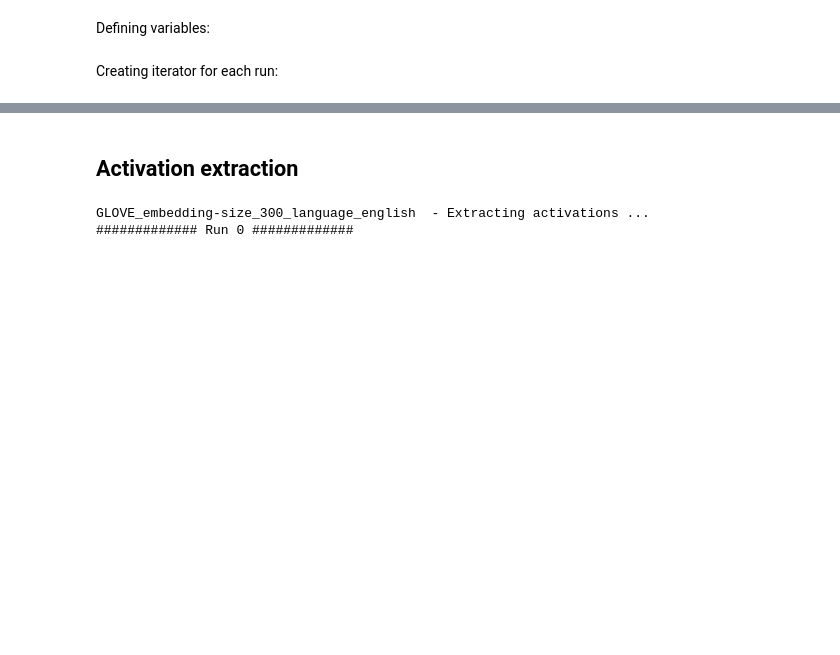
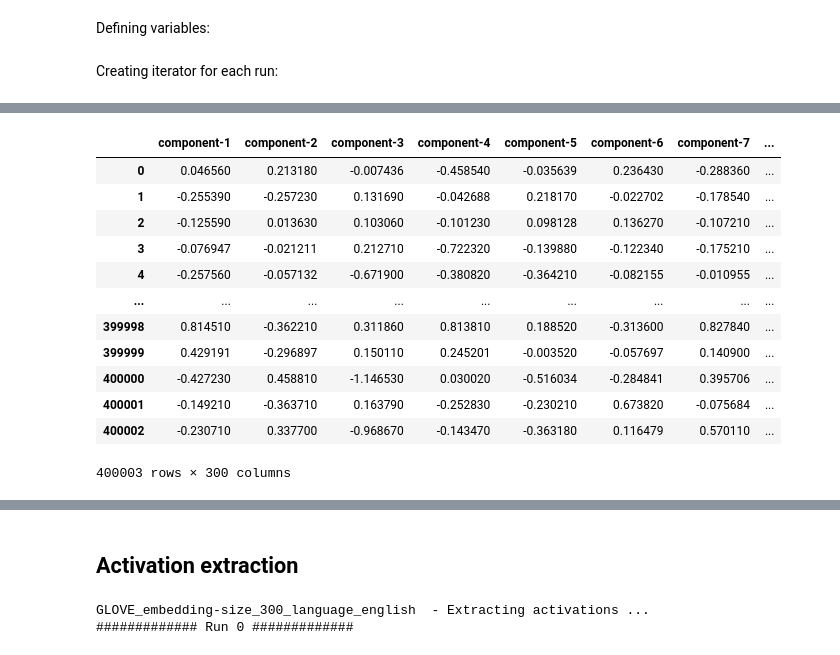
Before and after one commit to AlexandrePsq/NLP_models, a Jupyter notebook: GLOVE/generate_activations.ipynb, the cells around one changed output, grey strips where cells are left out. Drawn from its saved outputs; the diff is of its cells as text; code cells hidden in the pictures; blank space fills up the shorter version.

```diff
--- a/GLOVE/generate_activations.ipynb
+++ b/GLOVE/generate_activations.ipynb
@@ -26,6 +92,6 @@ Defining variables:
 template = '/neurospin/unicog/protocols/IRMf/LePetitPrince_Pallier_2018/LePetitPrince/data/text/english/text_english_run*.txt' # path to text input
 language = 'english'
 # %%
-name_template = 'glove.6B.300d.txt'
+name_template = 'vectors.txt' # 'glove.6B.300d.txt'
 # %%
 kwargs = {'embedding_size': 300}
@@ -47,0 +144,16 @@ vocab = glove.model
+# %%
+data_wiki_giga
+# %% [output]
+|  | component-1 | component-2 | component-3 | component-4 | component-5 | component-6 | component-7 | ... |
+| 0 | 0.046560 | 0.213180 | -0.007436 | -0.458540 | -0.035639 | 0.236430 | -0.288360 | ... |
+| 1 | -0.255390 | -0.257230 | 0.131690 | -0.042688 | 0.218170 | -0.022702 | -0.178540 | ... |
+| 2 | -0.125590 | 0.013630 | 0.103060 | -0.101230 | 0.098128 | 0.136270 | -0.107210 | ... |
+| 3 | -0.076947 | -0.021211 | 0.212710 | -0.722320 | -0.139880 | -0.122340 | -0.175210 | ... |
+| 4 | -0.257560 | -0.057132 | -0.671900 | -0.380820 | -0.364210 | -0.082155 | -0.010955 | ... |
+| ... | ... | ... | ... | ... | ... | ... | ... | ... |
+| 399998 | 0.814510 | -0.362210 | 0.311860 | 0.813810 | 0.188520 | -0.313600 | 0.827840 | ... |
+| 399999 | 0.429191 | -0.296897 | 0.150110 | 0.245201 | -0.003520 | -0.057697 | 0.140900 | ... |
+| 400000 | -0.427230 | 0.458810 | -1.146530 | 0.030020 | -0.516034 | -0.284841 | 0.395706 | ... |
+| 400001 | -0.149210 | -0.363710 | 0.163790 | -0.252830 | -0.230210 | 0.673820 | -0.075684 | ... |
+| 400002 | -0.230710 | 0.337700 | -0.968670 | -0.143470 | -0.363180 | 0.116479 | 0.570110 | ... |
+400003 rows × 300 columns
```
Also changed, not shown: parts of 21 cells of this notebook, 4 other files.
